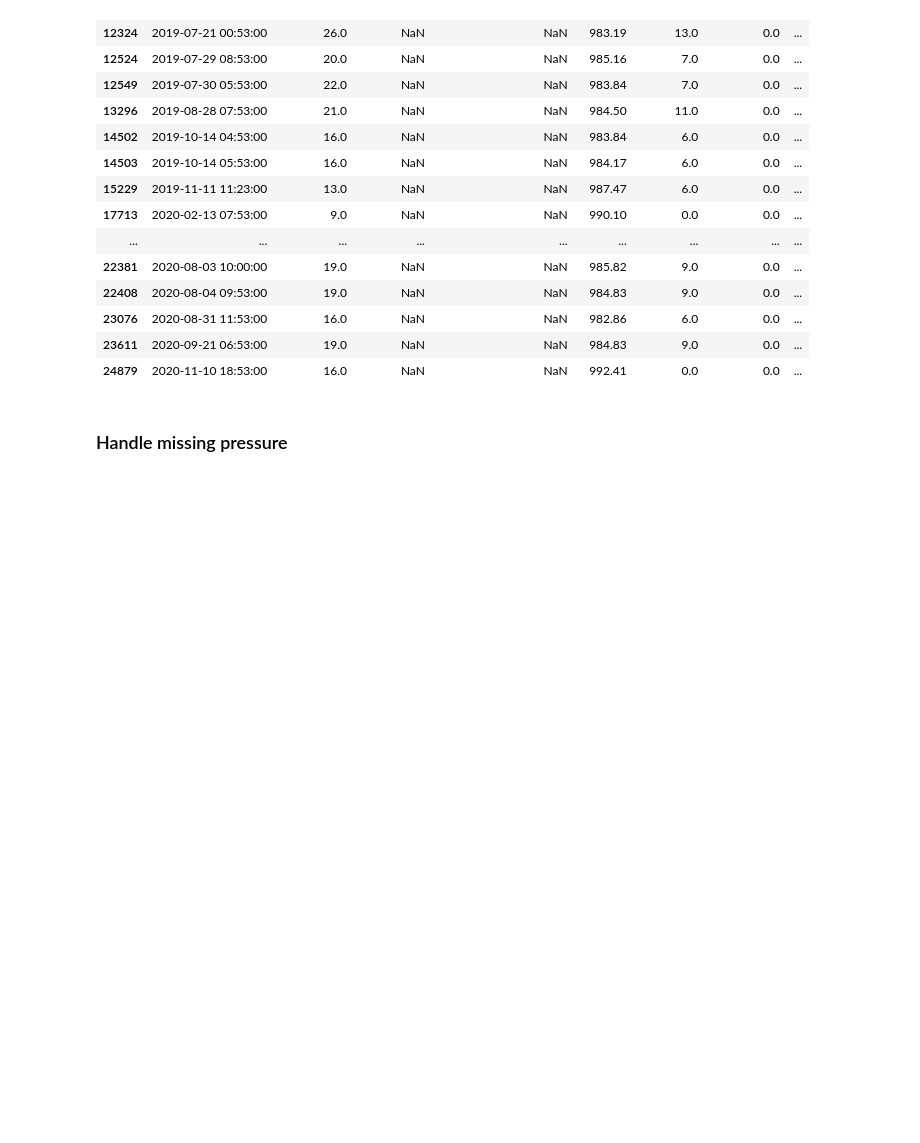
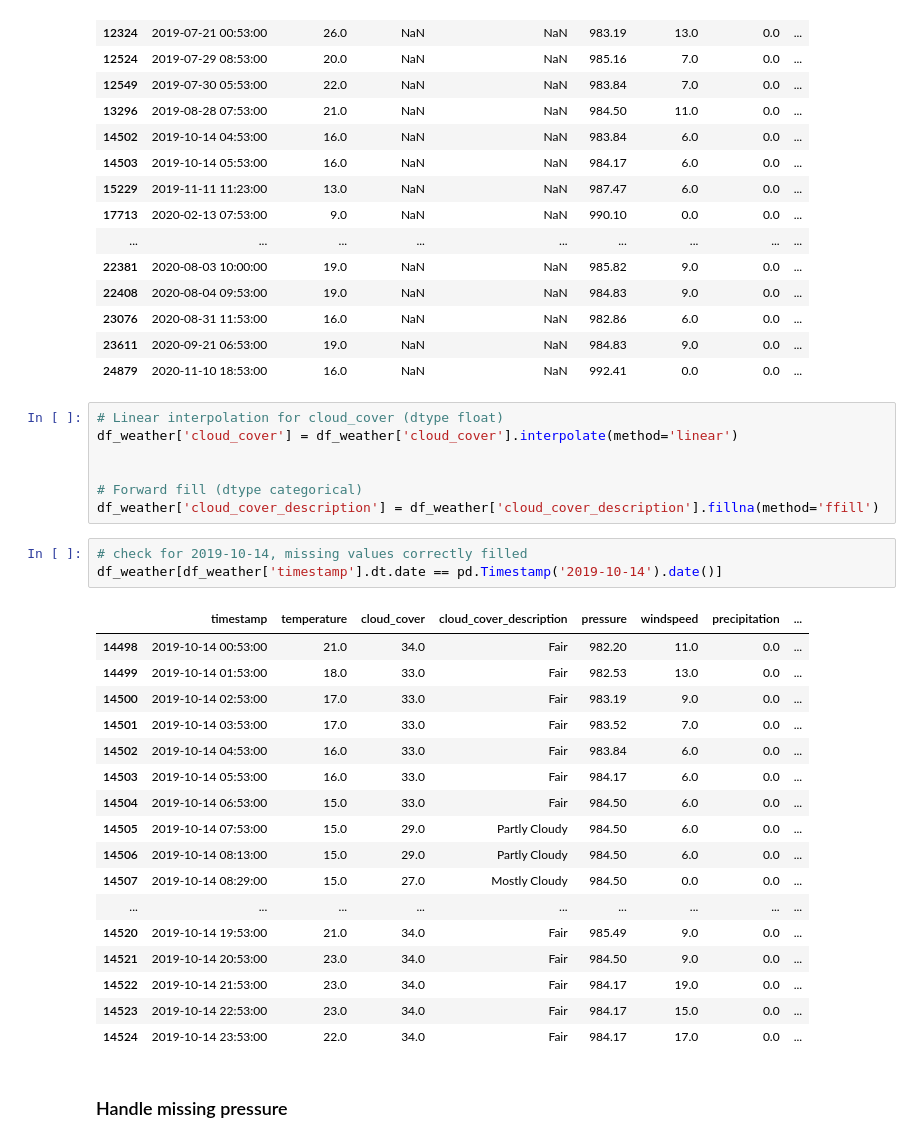
Before and after one commit to JanRkck/AA24, a Jupyter notebook: Data_Prep_Weather.ipynb, the cells around one changed output. Cells and saved outputs as stored; diff of their text form; blank space fills up the shorter version.

Commit message:
updated data prep weather

```diff
--- a/Data_Prep_Weather.ipynb
+++ b/Data_Prep_Weather.ipynb
@@ -251,6 +250,34 @@ missing_cloud
 | 23076 | 2020-08-31 11:53:00 | 16.0 | NaN | NaN | 982.86 | 6.0 | 0.0 | ... |
 | 23611 | 2020-09-21 06:53:00 | 19.0 | NaN | NaN | 984.83 | 9.0 | 0.0 | ... |
 | 24879 | 2020-11-10 18:53:00 | 16.0 | NaN | NaN | 992.41 | 0.0 | 0.0 | ... |
+# %%
+# Linear interpolation for cloud_cover (dtype float)
+df_weather['cloud_cover'] = df_weather['cloud_cover'].interpolate(method='linear')
+
+
+# Forward fill (dtype categorical)
+df_weather['cloud_cover_description'] = df_weather['cloud_cover_description'].fillna(method='ffill')
+# %%
+# check for 2019-10-14, missing values correctly filled
+df_weather[df_weather['timestamp'].dt.date == pd.Timestamp('2019-10-14').date()]
+# %% [output]
+|  | timestamp | temperature | cloud_cover | cloud_cover_description | pressure | windspeed | precipitation | ... |
+| 14498 | 2019-10-14 00:53:00 | 21.0 | 34.0 | Fair | 982.20 | 11.0 | 0.0 | ... |
+| 14499 | 2019-10-14 01:53:00 | 18.0 | 33.0 | Fair | 982.53 | 13.0 | 0.0 | ... |
+| 14500 | 2019-10-14 02:53:00 | 17.0 | 33.0 | Fair | 983.19 | 9.0 | 0.0 | ... |
+| 14501 | 2019-10-14 03:53:00 | 17.0 | 33.0 | Fair | 983.52 | 7.0 | 0.0 | ... |
+| 14502 | 2019-10-14 04:53:00 | 16.0 | 33.0 | Fair | 983.84 | 6.0 | 0.0 | ... |
+| 14503 | 2019-10-14 05:53:00 | 16.0 | 33.0 | Fair | 984.17 | 6.0 | 0.0 | ... |
+| 14504 | 2019-10-14 06:53:00 | 15.0 | 33.0 | Fair | 984.50 | 6.0 | 0.0 | ... |
+| 14505 | 2019-10-14 07:53:00 | 15.0 | 29.0 | Partly Cloudy | 984.50 | 6.0 | 0.0 | ... |
+| 14506 | 2019-10-14 08:13:00 | 15.0 | 29.0 | Partly Cloudy | 984.50 | 6.0 | 0.0 | ... |
+| 14507 | 2019-10-14 08:29:00 | 15.0 | 27.0 | Mostly Cloudy | 984.50 | 0.0 | 0.0 | ... |
+| ... | ... | ... | ... | ... | ... | ... | ... | ... |
+| 14520 | 2019-10-14 19:53:00 | 21.0 | 34.0 | Fair | 985.49 | 9.0 | 0.0 | ... |
+| 14521 | 2019-10-14 20:53:00 | 23.0 | 34.0 | Fair | 984.50 | 9.0 | 0.0 | ... |
+| 14522 | 2019-10-14 21:53:00 | 23.0 | 34.0 | Fair | 984.17 | 19.0 | 0.0 | ... |
+| 14523 | 2019-10-14 22:53:00 | 23.0 | 34.0 | Fair | 984.17 | 15.0 | 0.0 | ... |
+| 14524 | 2019-10-14 23:53:00 | 22.0 | 34.0 | Fair | 984.17 | 17.0 | 0.0 | ... |
 # %% [markdown]
 ### Handle missing pressure
 # %%
```
Also changed, not shown: parts of 15 cells of this notebook.
